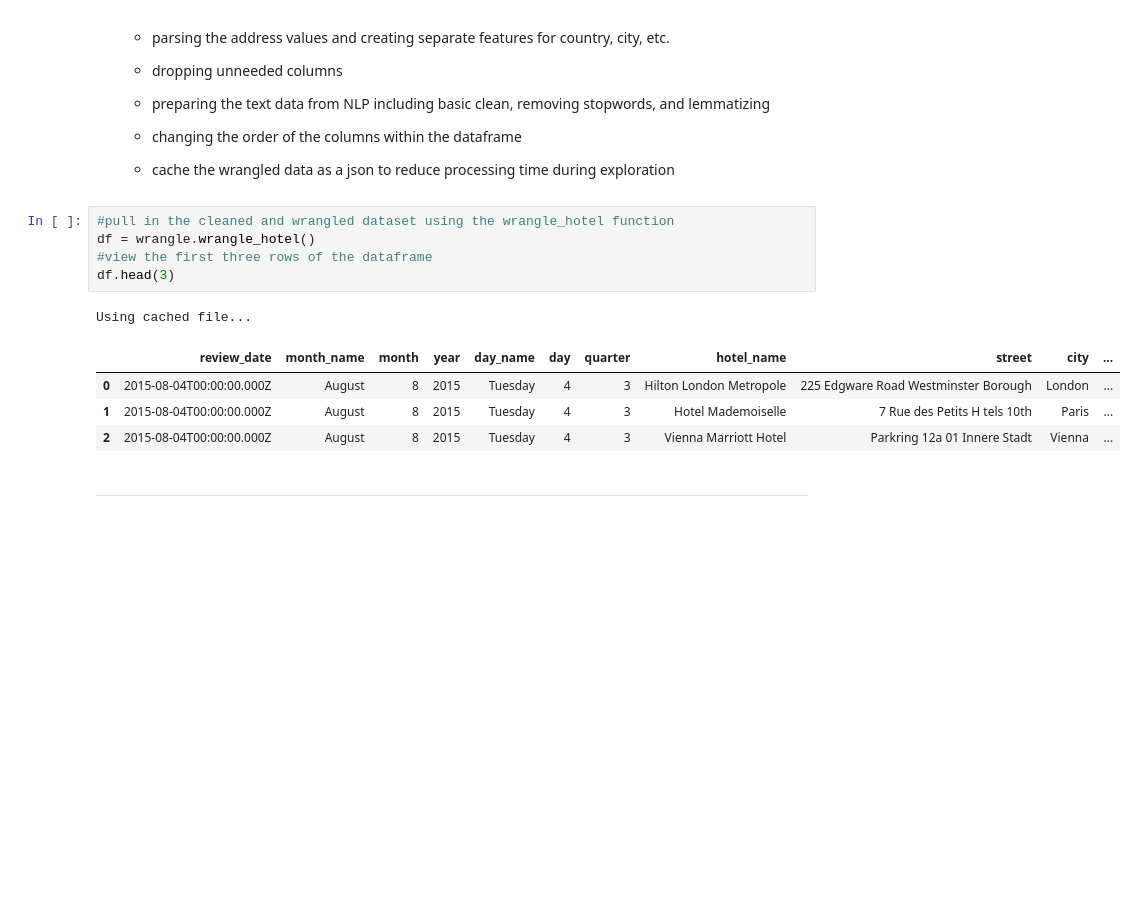
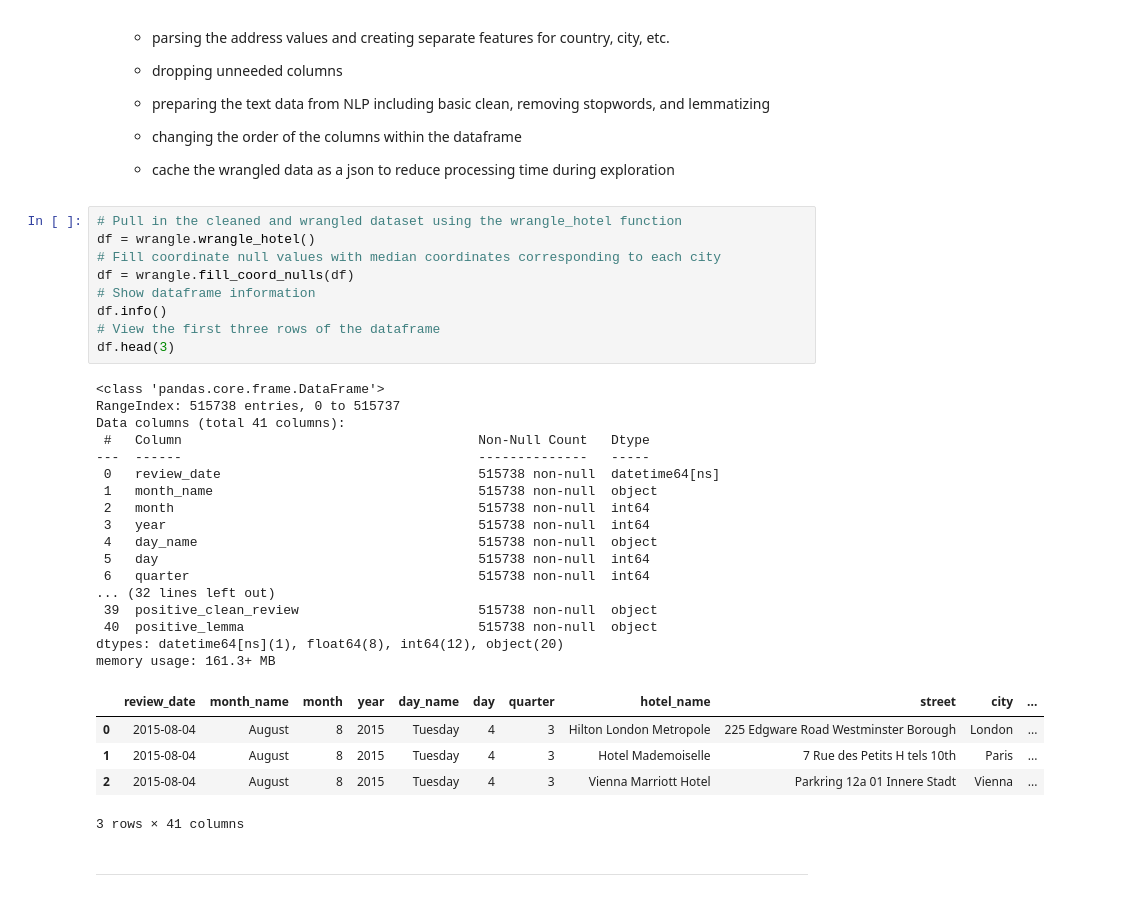
Before and after one commit to InPersonAnalysis/customer_review_capston, a Jupyter notebook: final_notebook.ipynb, the cells around one changed output. Cells and saved outputs as stored; diff of their text form; blank space fills up the shorter version.

```diff
--- a/final_notebook.ipynb
+++ b/final_notebook.ipynb
@@ -51,16 +51,37 @@ plt.style.use('fivethirtyeight')
 
     - cache the wrangled data as a json to reduce processing time during exploration
 # %%
-#pull in the cleaned and wrangled dataset using the wrangle_hotel function
+# Pull in the cleaned and wrangled dataset using the wrangle_hotel function
 df = wrangle.wrangle_hotel()
-#view the first three rows of the dataframe
+# Fill coordinate null values with median coordinates corresponding to each city
+df = wrangle.fill_coord_nulls(df)
+# Show dataframe information
+df.info()
+# View the first three rows of the dataframe
 df.head(3)
 # %% [output]
-Using cached file...
+<class 'pandas.core.frame.DataFrame'>
+RangeIndex: 515738 entries, 0 to 515737
+Data columns (total 41 columns):
+ #   Column                                      Non-Null Count   Dtype
+---  ------                                      --------------   -----
+ 0   review_date                                 515738 non-null  datetime64[ns]
+ 1   month_name                                  515738 non-null  object
+ 2   month                                       515738 non-null  int64
+ 3   year                                        515738 non-null  int64
+ 4   day_name                                    515738 non-null  object
+ 5   day                                         515738 non-null  int64
+ 6   quarter                                     515738 non-null  int64
+... (32 lines left out)
+ 39  positive_clean_review                       515738 non-null  object
+ 40  positive_lemma                              515738 non-null  object
+dtypes: datetime64[ns](1), float64(8), int64(12), object(20)
+memory usage: 161.3+ MB
 |  | review_date | month_name | month | year | day_name | day | quarter | hotel_name | street | city | ... |
-| 0 | 2015-08-04T00:00:00.000Z | August | 8 | 2015 | Tuesday | 4 | 3 | Hilton London Metropole | 225 Edgware Road Westminster Borough | London | ... |
-| 1 | 2015-08-04T00:00:00.000Z | August | 8 | 2015 | Tuesday | 4 | 3 | Hotel Mademoiselle | 7 Rue des Petits H tels 10th | Paris | ... |
-| 2 | 2015-08-04T00:00:00.000Z | August | 8 | 2015 | Tuesday | 4 | 3 | Vienna Marriott Hotel | Parkring 12a 01 Innere Stadt | Vienna | ... |
+| 0 | 2015-08-04 | August | 8 | 2015 | Tuesday | 4 | 3 | Hilton London Metropole | 225 Edgware Road Westminster Borough | London | ... |
+| 1 | 2015-08-04 | August | 8 | 2015 | Tuesday | 4 | 3 | Hotel Mademoiselle | 7 Rue des Petits H tels 10th | Paris | ... |
+| 2 | 2015-08-04 | August | 8 | 2015 | Tuesday | 4 | 3 | Vienna Marriott Hotel | Parkring 12a 01 Innere Stadt | Vienna | ... |
+3 rows × 41 columns
 # %% [markdown]
 ---
 # %% [markdown]
```
Also changed, not shown: parts of 10 cells of this notebook.
